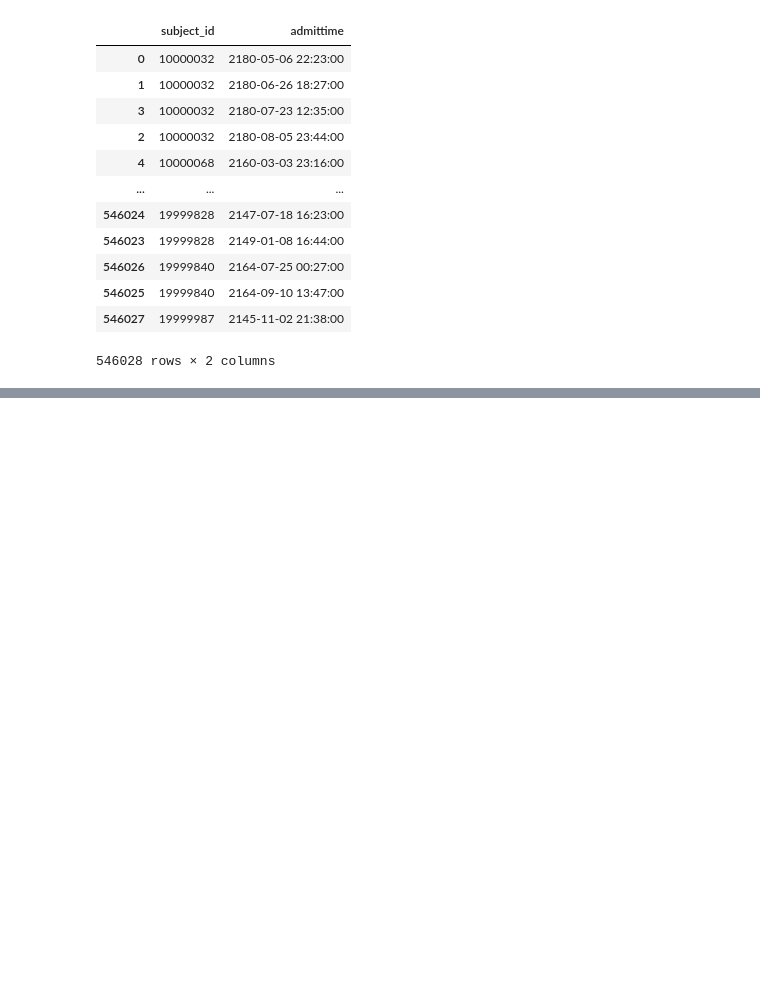
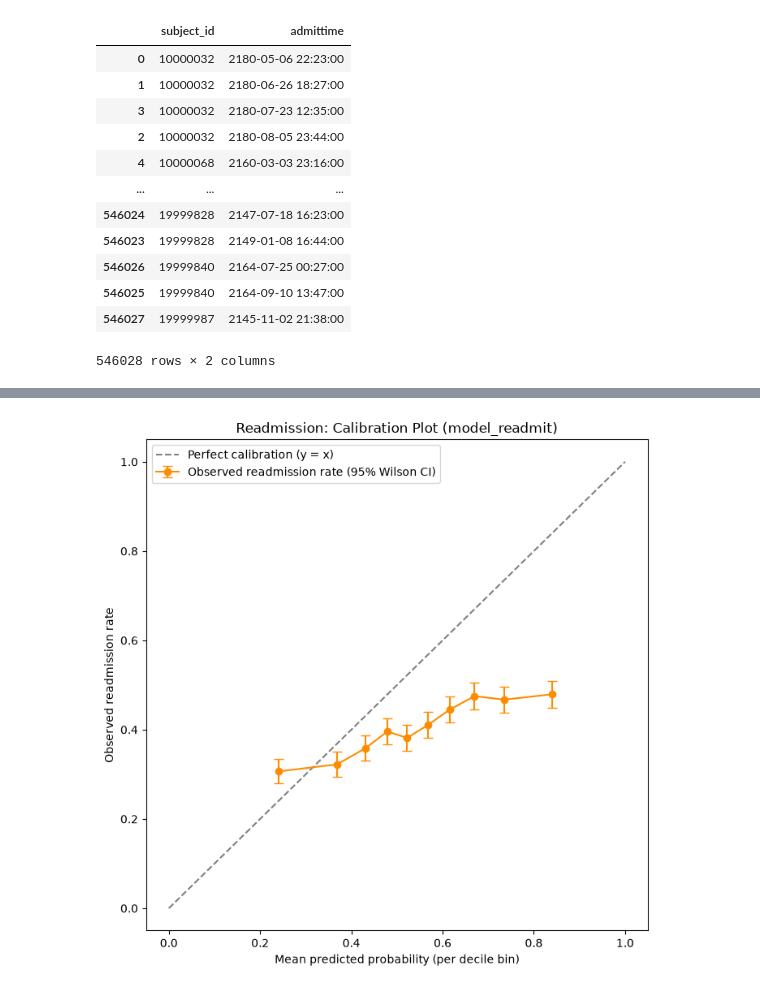
Before and after one commit to alexanderwu/MedAgent, a Jupyter notebook: notebooks/real eda.ipynb, the cells around one changed output, grey strips where cells are left out. Cells and saved outputs as stored; diff of their text form; code cells hidden in the pictures; blank space fills up the shorter version.

```diff
--- a/notebooks/real eda.ipynb
+++ b/notebooks/real eda.ipynb
@@ -2719,0 +3262,13 @@ False
+# %%
+import xgboost as xgb
+
+# spw already computed earlier as 1.372 — reuse it for reproducibility rather than recomputing
+model_readmit = xgb.XGBClassifier(eval_metric="logloss", random_state=42,
+                                   scale_pos_weight=spw)
+model_readmit.fit(X_train_under, y_train_under)
+
+y_pred_readmit = model_readmit.predict(X_test)
+
+from sklearn.metrics import classification_report
+print(classification_report(y_test, y_pred_readmit, target_names=["No Readmit", "Readmit"]))
+# should match the "Undersampled + scale_pos_weight" block above — confirms reproducibility
@@ -2719,0 +3423,7 @@ False
+# %%
+# Testing accuracy of CI: should get tighter as n --> larger
+
+
+for n_boot in [500, 2000, 5000, 10000]:
+    pt, lo, hi = bootstrap_ci(y_true, y_proba, roc_auc_score, n_boot=n_boot)
+    print(f"n_boot={n_boot:6d}: {pt:.3f}  [{lo:.3f}, {hi:.3f}]")
@@ -2719,0 +3527,46 @@ False
+# %%
+import matplotlib.pyplot as plt
+import numpy as np
+
+def wilson_ci(successes, n, z=1.96):
+    p_hat = successes / n
+    denom = 1 + z**2 / n
+    center = (p_hat + z**2 / (2 * n)) / denom
+    margin = (z / denom) * np.sqrt((p_hat * (1 - p_hat) / n) + (z**2 / (4 * n**2)))
+    return center - margin, center + margin
+
+n_bins = 10
+bin_edges = np.quantile(y_proba, np.linspace(0, 1, n_bins + 1))
+bin_edges[-1] += 1e-6
+bin_idx = np.digitize(y_proba, bin_edges[1:-1])
+
+mean_pred, obs_rate, ci_lo, ci_hi = [], [], [], []
+for b in range(n_bins):
+    mask = bin_idx == b
+    if mask.sum() == 0:
+        continue
+    n_b = mask.sum()
+    successes = y_true[mask].sum()
+    mean_pred.append(y_proba[mask].mean())
+    obs_rate.append(successes / n_b)
+    lo, hi = wilson_ci(successes, n_b)
+    ci_lo.append(lo)
+    ci_hi.append(hi)
+
+mean_pred, obs_rate = np.array(mean_pred), np.array(obs_rate)
+ci_lo, ci_hi = np.array(ci_lo), np.array(ci_hi)
+yerr = np.vstack([obs_rate - ci_lo, ci_hi - obs_rate])
+
+fig, ax = plt.subplots(figsize=(7, 7))
+ax.errorbar(mean_pred, obs_rate, yerr=yerr, fmt='o-', color='darkorange',
+            capsize=4, label='Observed readmission rate (95% Wilson CI)')
+ax.plot([0, 1], [0, 1], '--', color='gray', label='Perfect calibration (y = x)')
+
+ax.set_xlabel('Mean predicted probability (per decile bin)')
+ax.set_ylabel('Observed readmission rate')
+ax.set_title('Readmission: Calibration Plot (model_readmit)')
+ax.legend()
+plt.tight_layout()
+plt.show()
+# %% [output]
+[figure, added]
```
Also changed, not shown: parts of 39 cells of this notebook.
